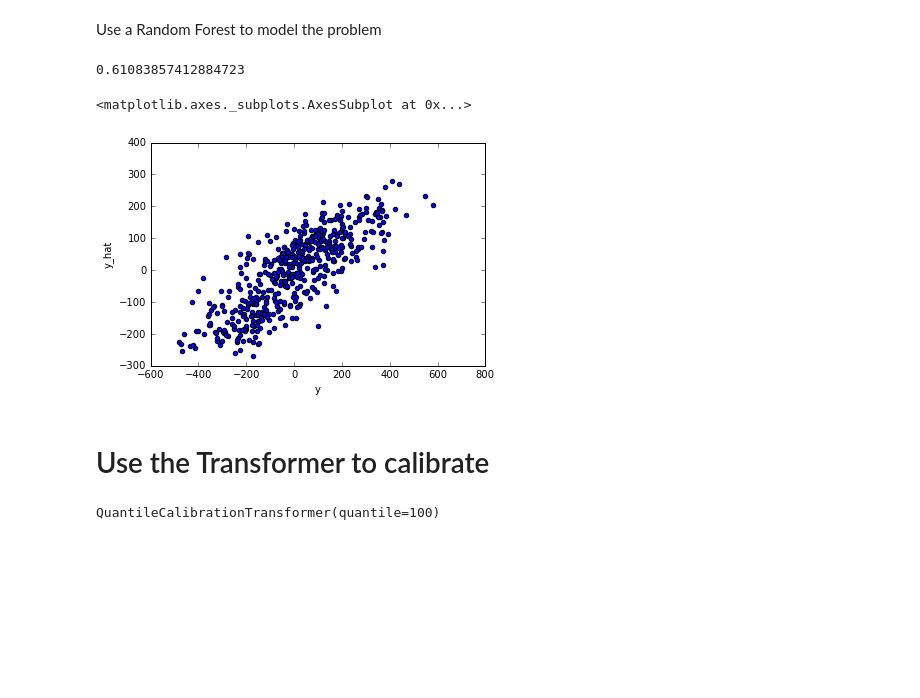
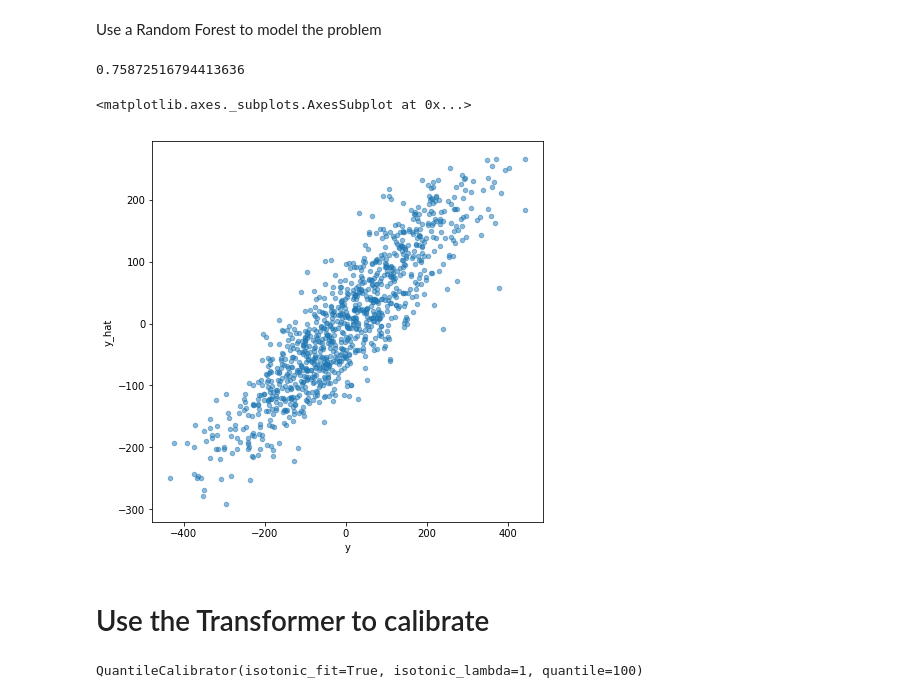
Before and after one commit to weirichd/quantile-calibration, a Jupyter notebook: Example_Use.ipynb, the cells around one changed output. Cells and saved outputs as stored; diff of their text form; code cells hidden in the pictures; blank space fills up the shorter version.

```diff
--- a/Example_Use.ipynb
+++ b/Example_Use.ipynb
@@ -13,28 +13,30 @@ from sklearn.metrics import r2_score
 
 %matplotlib inline
 # %%
-X, y = make_regression(n_samples=500)
+X, y = make_regression(n_samples=1000)
 # %% [markdown]
 Use a Random Forest to model the problem
 # %%
-model = RandomForestRegressor(oob_score=True, n_estimators=100)
+model = RandomForestRegressor(oob_score=True, n_estimators=100, n_jobs=-1)
 # %%
 model.fit(X, y)
 model.oob_score_
 # %% [output]
-0.61083857412884723
+0.75872516794413636
 # %%
 y_hat = model.oob_prediction_
 # %%
 df = pd.DataFrame({
     'y': y,
     'y_hat': y_hat
 })
 
-df.plot('y', 'y_hat', kind='scatter')
+df = df.sort_values(by='y')
+
+df.plot('y', 'y_hat', kind='scatter', alpha=0.5, figsize=(7, 7))
 # %% [output]
 <matplotlib.axes._subplots.AxesSubplot at 0x...>
-[figure, old version]
+[figure, new version]
 # %% [markdown]
 # Use the Transformer to calibrate
 # %%
@@ -44,5 +46,5 @@ qct = QuantileCalibrationTransformer(quantile=100)
 # %%
-qct.fit(y_hat, y)
+qc.fit(y_hat, y)
 # %% [output]
-QuantileCalibrationTransformer(quantile=100)
+QuantileCalibrator(isotonic_fit=True, isotonic_lambda=1, quantile=100)
 # %%
```
Also changed, not shown: parts of 12 cells of this notebook, 2 other files.
